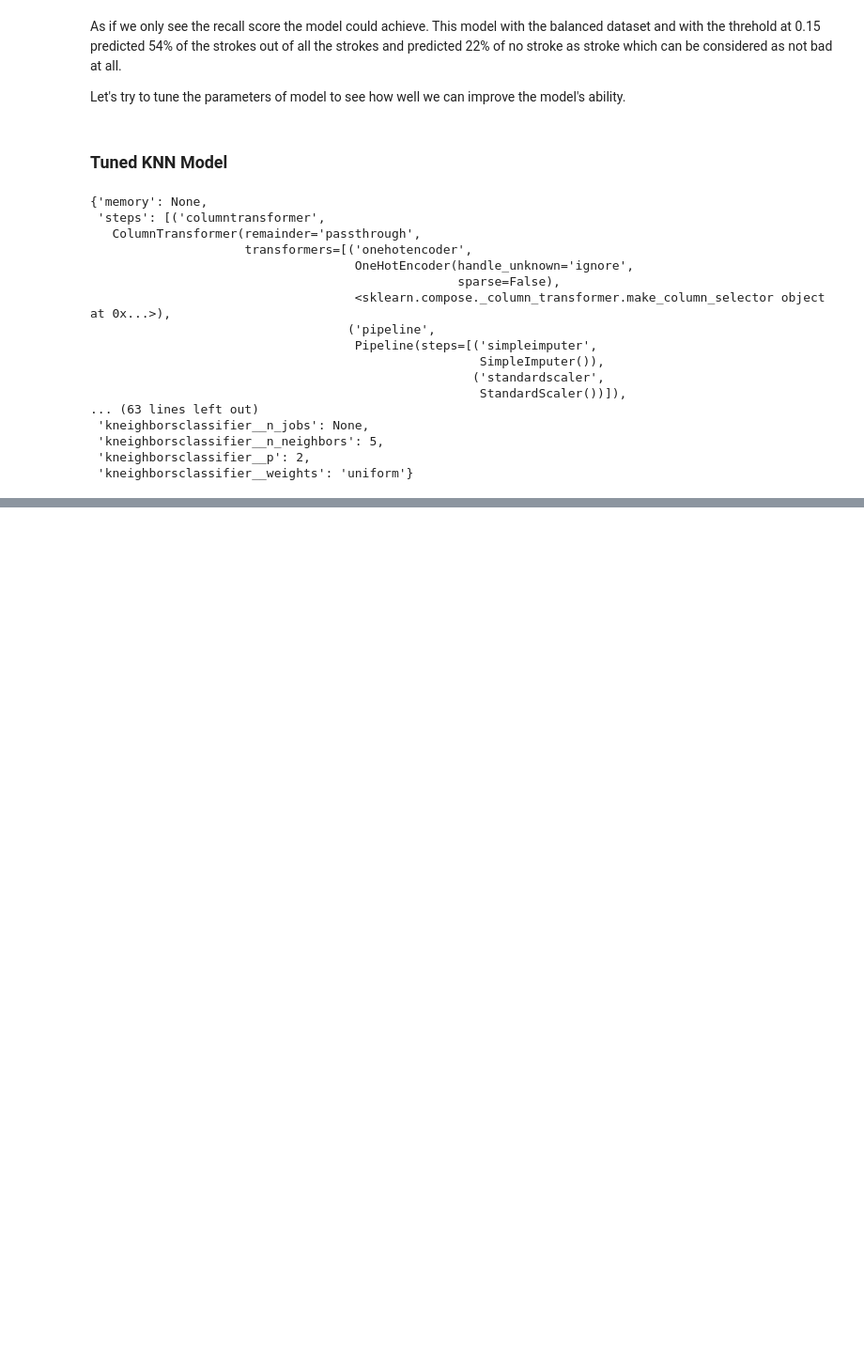
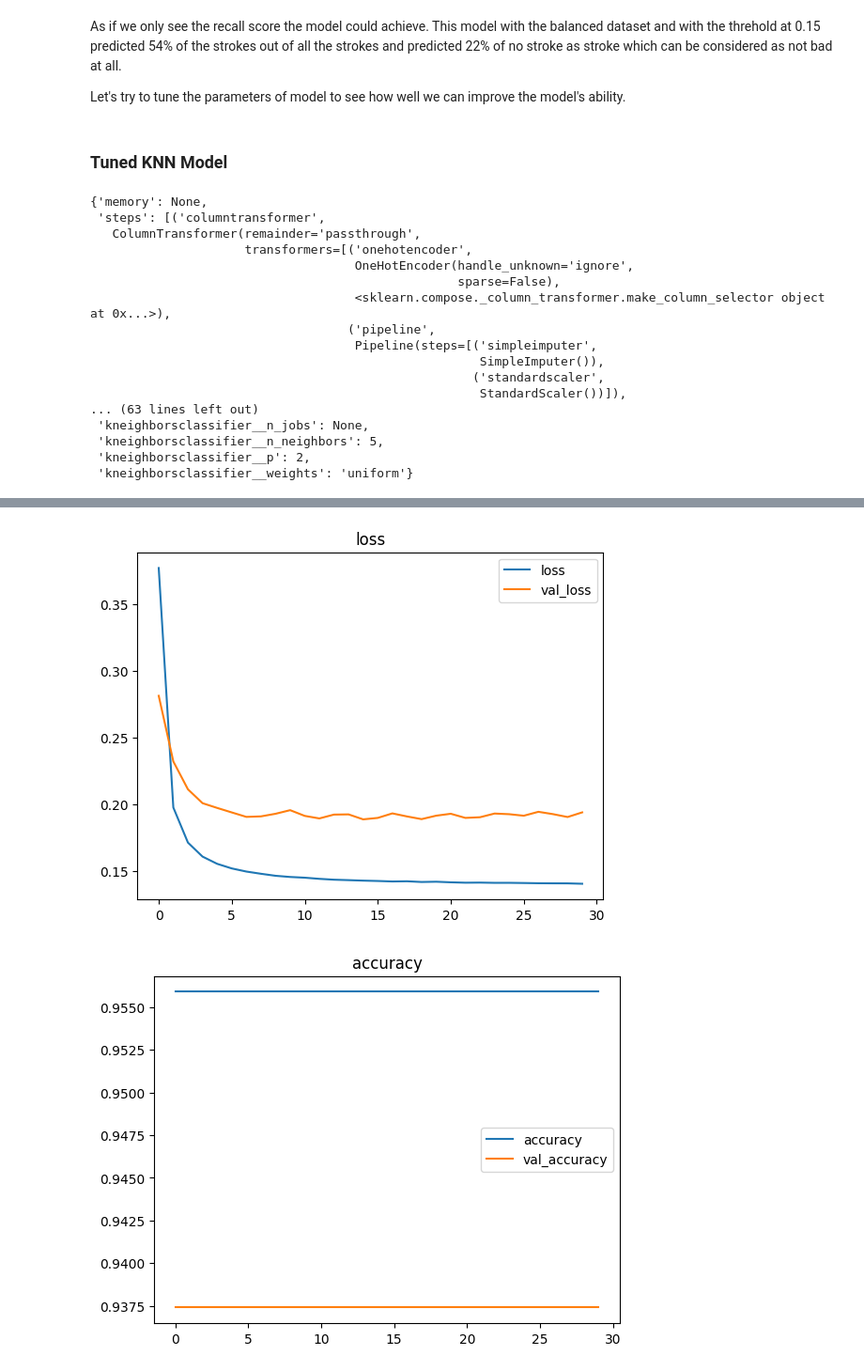
Before and after one commit to QianFu520/Machine-Learning-Stroke-Prediction, a Jupyter notebook: Part 4-Machine Learning.ipynb, the cells around one changed output, grey strips where cells are left out. Shown at 94% size. Drawn from its saved outputs; the diff is of its cells as text; code cells hidden in the pictures; blank space fills up the shorter version.

```diff
--- a/Part 4-Machine Learning.ipynb
+++ b/Part 4-Machine Learning.ipynb
@@ -737,0 +753,15 @@ weighted avg       0.89      0.88      0.89      1278
+# %%
+# create a learning history plotting function.
+def plot_history(history):
+  """Takes a keras model learning history and plots each metric"""
+
+  metrics = history.history.keys()
+
+  for metric in metrics:
+      if not 'val' in metric:
+        plt.plot(history.history[f'{metric}'], label=f'{metric}')
+        if f'val_{metric}' in metrics:
+          plt.plot(history.history[f'val_{metric}'], label=f'val_{metric}')
+        plt.legend()
+        plt.title(f'{metric}')
+        plt.show()
@@ -737,0 +772,29 @@ weighted avg       0.89      0.88      0.89      1278
+# %%
+# create model architecture
+
+input_dim = X_train_transformed.shape[1]
+
+model = Sequential()
+
+model.add(Dense(5, input_dim=input_dim, activation='relu'))
+model.add(Dense(5, activation='relu'))
+model.add(Dense(1, activation='sigmoid'))
+# %%
+# compile model with metrics
+model.compile(loss='bce',
+                  optimizer='adam',
+                  metrics=['accuracy',
+                           metrics.Precision(),
+                           metrics.Recall()])
+# %%
+# fit the model, set verbose=0 to avoid the long output of learning metrics by epoch.
+history = model.fit(X_train_transformed, y_train,
+                    validation_data=(X_test_transformed, y_test),
+                    epochs=30,
+                    verbose=0)
+# %%
+# plot learning history
+plot_history(history)
+# %% [output]
+[figure, added]
+[figure, added]
```
Also changed, not shown: parts of 28 cells of this notebook.
